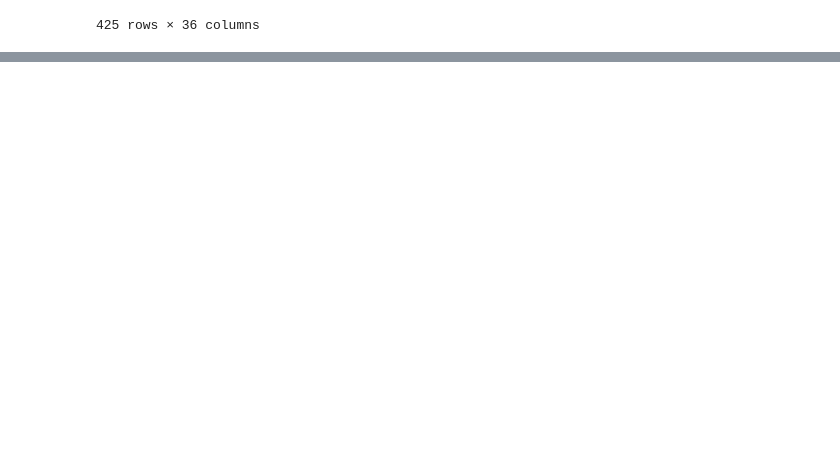
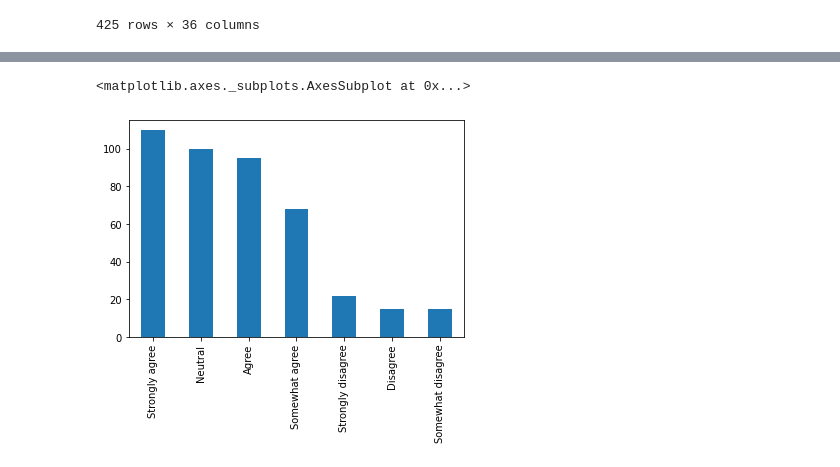
Before and after one commit to IbrahimKhan77/my_data, a Jupyter notebook: Main_v2.ipynb, the cells around one changed output, grey strips where cells are left out. Drawn from its saved outputs; the diff is of its cells as text; code cells hidden in the pictures; blank space fills up the shorter version.

```diff
--- a/Main_v2.ipynb
+++ b/Main_v2.ipynb
@@ -31,0 +57,5 @@ df
+# %%
+df['Question 10'].value_counts().plot(kind="bar")
+# %% [output]
+<matplotlib.axes._subplots.AxesSubplot at 0x...>
+[figure, added]
```
Also changed, not shown: parts of 12 cells of this notebook.
